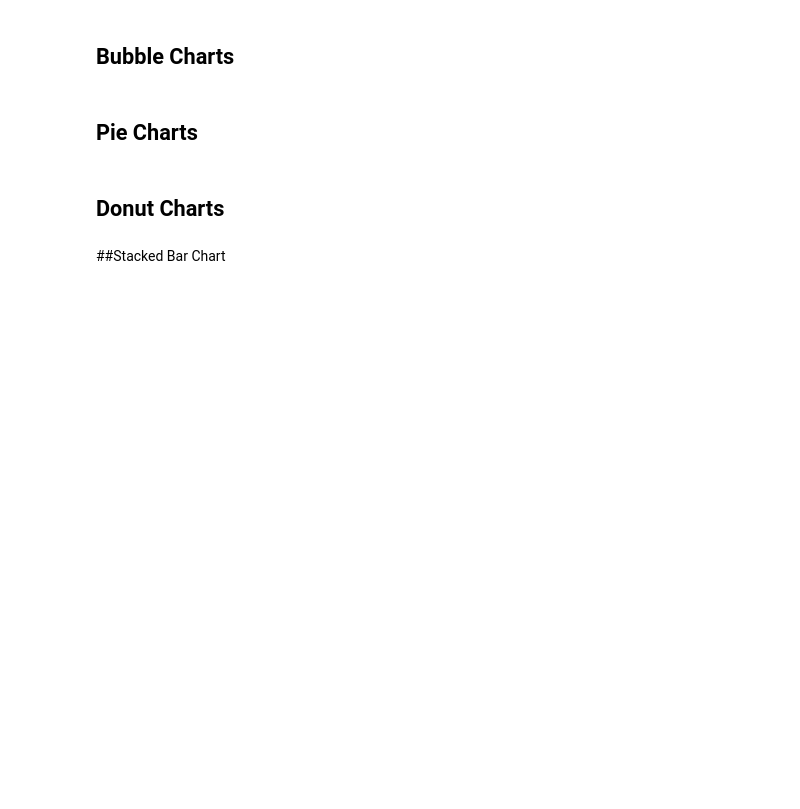
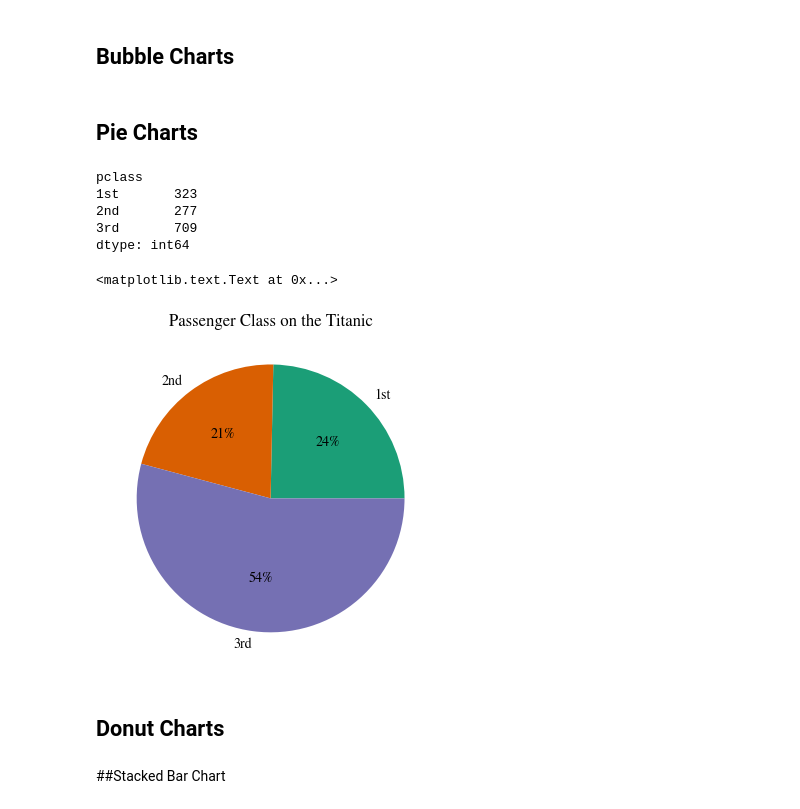
Before and after one commit to cs109/content, a Jupyter notebook: lec_03_statistical_graphs.ipynb, the cells around one changed output. Drawn from its saved outputs; the diff is of its cells as text; code cells hidden in the pictures; blank space fills up the shorter version.

```diff
--- a/lec_03_statistical_graphs.ipynb
+++ b/lec_03_statistical_graphs.ipynb
@@ -145,6 +145,21 @@ plt.xlim(0, 2)
 ## Bubble Charts
 # %% [markdown]
 ## Pie Charts
+# %%
+t = titanic.groupby(['pclass']).size()
+print t
+
+plt.subplot(aspect=True)
+plt.pie(t, labels=t.index.values, colors = dark2_colors[0:3], autopct='%i%%')
+plt.title("Passenger Class on the Titanic")
+# %% [output]
+pclass
+1st       323
+2nd       277
+3rd       709
+dtype: int64
+<matplotlib.text.Text at 0x...>
+[figure, added]
 # %% [markdown]
 ## Donut Charts
 # %% [markdown]
```
Also changed, not shown: parts of 2 cells of this notebook.
